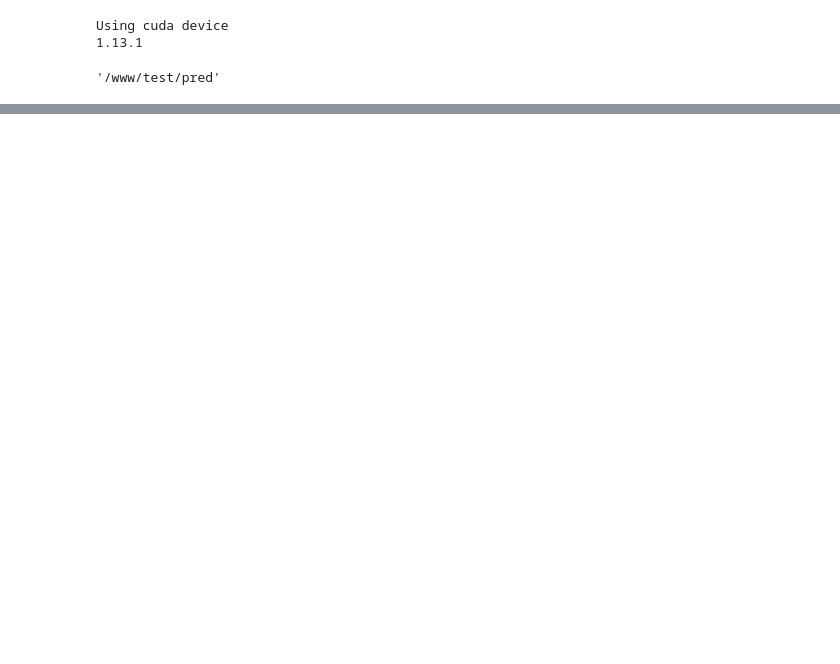
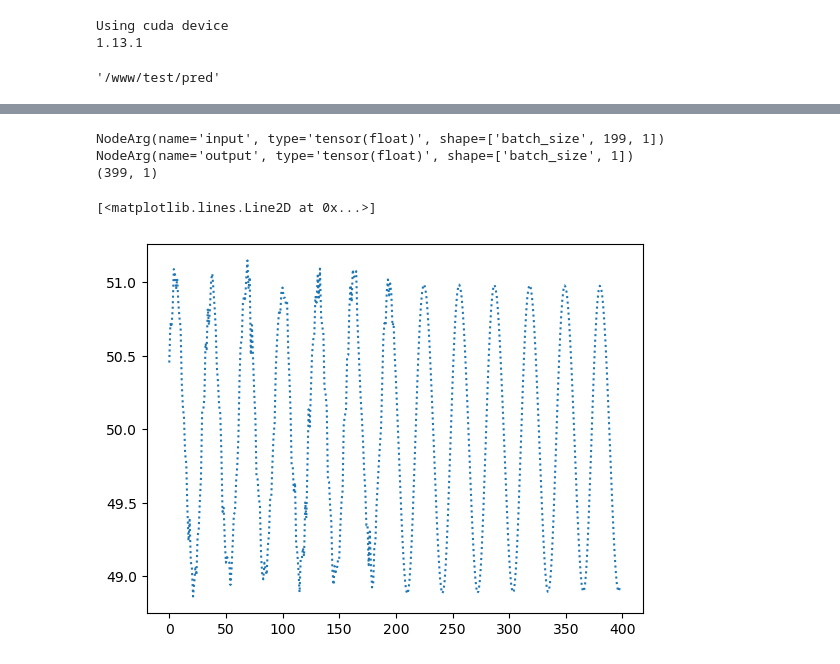
Before and after one commit to wolanx/pii, a Jupyter notebook: x90_project/pred.ipynb, the cells around one changed output, grey strips where cells are left out. Saved outputs shown, nothing was run; the diff lists cells and outputs as text; code cells hidden in the pictures; blank space fills up the shorter version.

```diff
--- a/x90_project/pred.ipynb
+++ b/x90_project/pred.ipynb
@@ -228,0 +393,22 @@ xi, yi torch.Size([999]) torch.Size([1499])
+# %%
+sess = ort.InferenceSession("a.onnx")
+
+for one in sess.get_inputs():
+    print(one)
+for one in sess.get_outputs():
+    print(one)
+
+yy: np.ndarray = dataset[2][0].cpu().detach().numpy()
+result = sess.run(None, {"input": [yy]})[0]
+for i in range(200):
+    output: np.ndarray = sess.run(None, {"input": [yy[-w:]]})[0].squeeze(0)
+    yy = np.append(yy, [output], axis=0)
+print(yy.shape)
+
+plt.plot(yy, ':')
+# %% [output]
+NodeArg(name='input', type='tensor(float)', shape=['batch_size', 199, 1])
+NodeArg(name='output', type='tensor(float)', shape=['batch_size', 1])
+(399, 1)
+[<matplotlib.lines.Line2D at 0x...>]
+[figure, added]
```
Also changed, not shown: parts of 7 cells of this notebook.
